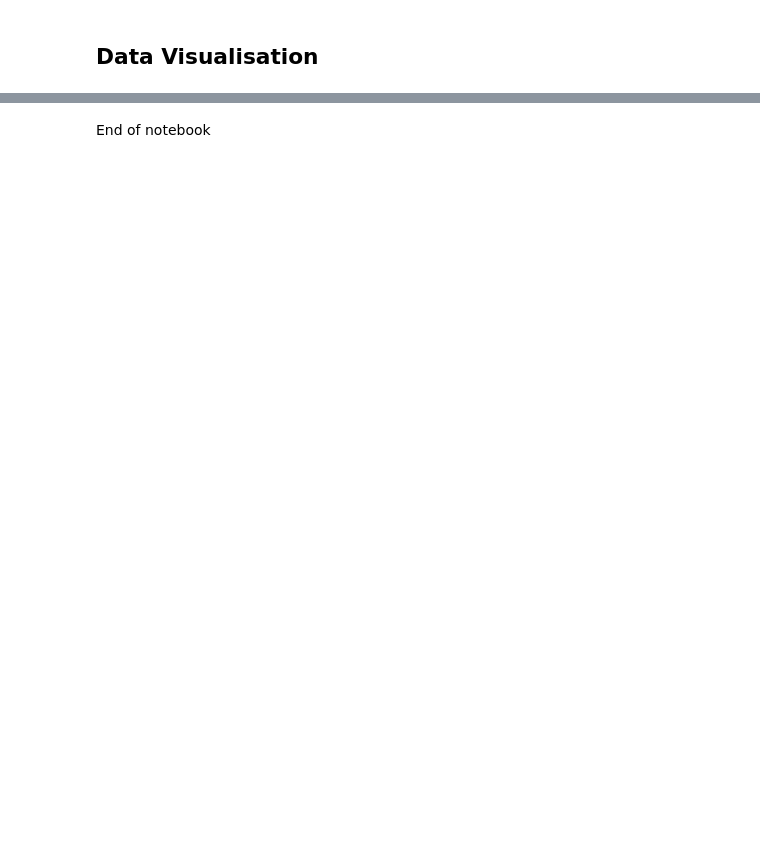
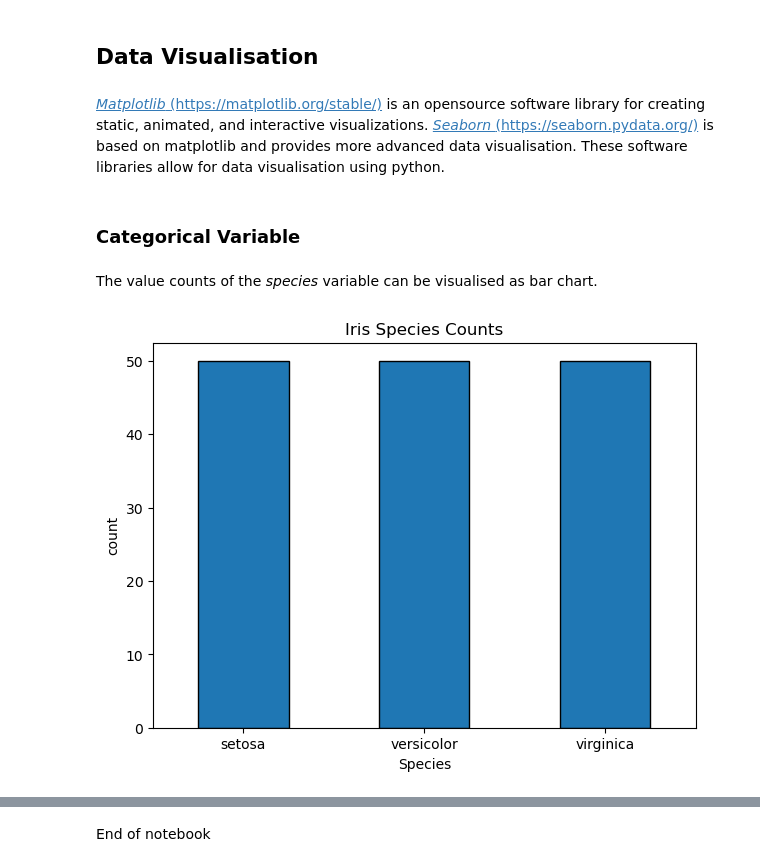
Before and after one commit to humphs078/data_analysis_fundamentals, a Jupyter notebook: project.ipynb, the cells around one changed output, grey strips where cells are left out. Drawn from its saved outputs; the diff is of its cells as text; code cells hidden in the pictures; blank space fills up the shorter version.

Commit message:
Project notebook - add barchart for species variable and boxplots for numerical variables

```diff
--- a/project.ipynb
+++ b/project.ipynb
@@ -243,3 +245,5 @@ The importance of precision is demonstrated by comparing the table below to the
 The mean petal width measurement is being shown to precision of 6 decimal places in the python output. However, it appears that the last number is being rounded up to 7 when compared to the table above. Therefore, 1.198667 is an approximation of the mean petal width. Performing the same arithmetic on both numbers will give different results as they are different numbers. This may seem insignificant, however, could lead to inaccurate model development.
 # %% [markdown]
 ## Data Visualisation <a id="data-visualisation"></a>
+# %% [markdown]
+[*Matplotlib* (https://matplotlib.org/stable/)](https://matplotlib.org/stable/) is an opensource software library for creating static, animated, and interactive visualizations. [*Seaborn* (https://seaborn.pydata.org/)](https://seaborn.pydata.org/) is based on matplotlib and provides more advanced data visualisation. These software libraries allow for data visualisation using python.
@@ -245,0 +256,16 @@ The mean petal width measurement is being shown to precision of 6 decimal places
+# %% [markdown]
+### Categorical Variable <a id="categorical-variable"></a>
+# %% [markdown]
+The value counts of the *species* variable can be visualised as bar chart.
+# %%
+plt.rcParams['figure.figsize'] = (7,5)
+
+
+iris_ds_features['species'].value_counts().plot(kind = 'bar', linewidth = 1, edgecolor = 'k')
+plt.title('Iris Species Counts')
+plt.xlabel('Species')
+plt.ylabel('count')
+plt.xticks(rotation = 360)
+plt.show()
+# %% [output]
+[figure, added]
```
Also changed, not shown: parts of 7 cells of this notebook.
